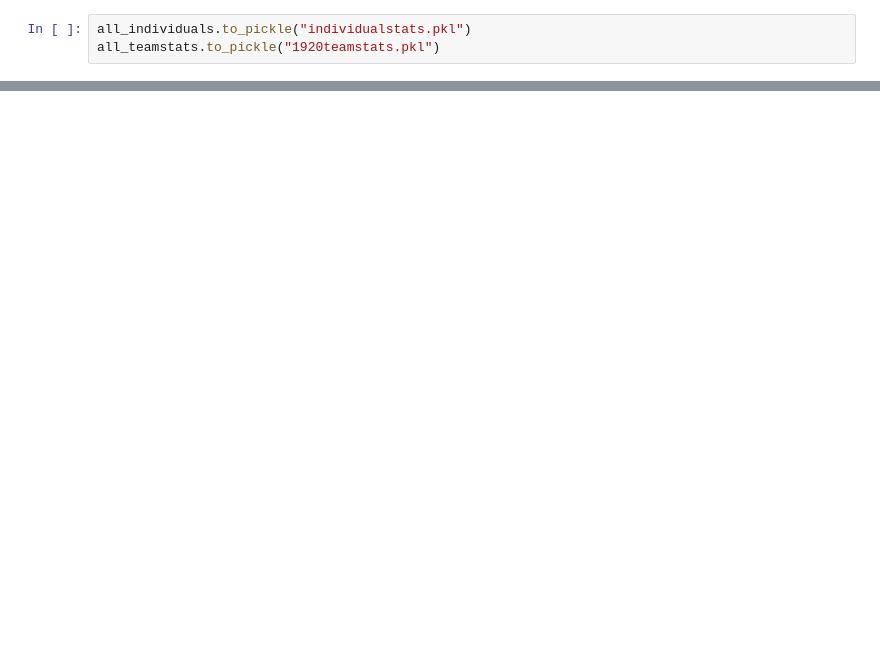
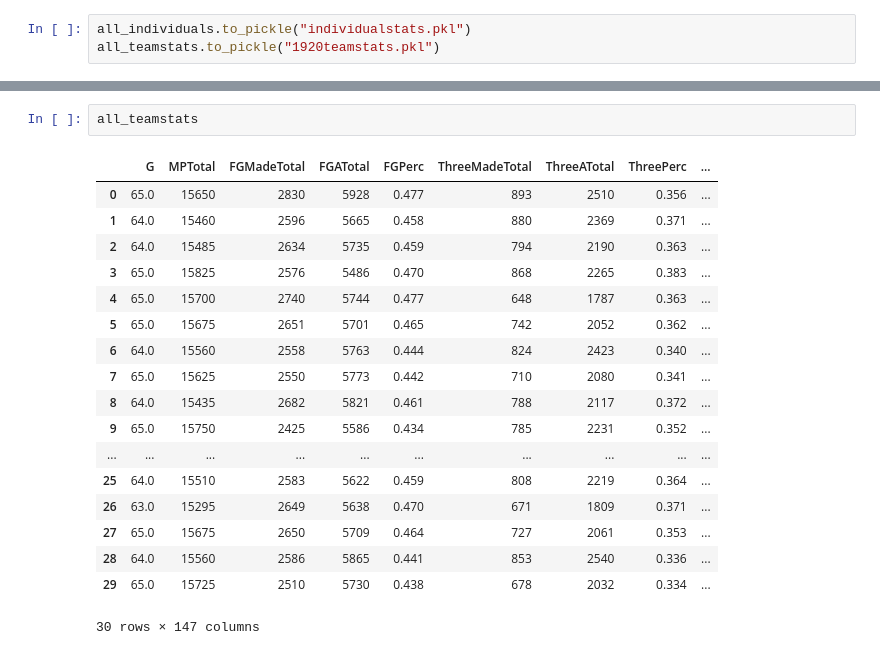
Before and after one commit to ajain1017/ideal-nba-roster-draft, a Jupyter notebook: scrapedata.ipynb, the cells around one changed output, grey strips where cells are left out. Cells and saved outputs as stored; diff of their text form; blank space fills up the shorter version.

```diff
--- a/scrapedata.ipynb
+++ b/scrapedata.ipynb
@@ -225,0 +260,21 @@ all_teamstats.to_pickle("1920teamstats.pkl")
+# %%
+all_teamstats
+# %% [output]
+|  | G | MPTotal | FGMadeTotal | FGATotal | FGPerc | ThreeMadeTotal | ThreeATotal | ThreePerc | ... |
+| 0 | 65.0 | 15650 | 2830 | 5928 | 0.477 | 893 | 2510 | 0.356 | ... |
+| 1 | 64.0 | 15460 | 2596 | 5665 | 0.458 | 880 | 2369 | 0.371 | ... |
+| 2 | 64.0 | 15485 | 2634 | 5735 | 0.459 | 794 | 2190 | 0.363 | ... |
+| 3 | 65.0 | 15825 | 2576 | 5486 | 0.470 | 868 | 2265 | 0.383 | ... |
+| 4 | 65.0 | 15700 | 2740 | 5744 | 0.477 | 648 | 1787 | 0.363 | ... |
+| 5 | 65.0 | 15675 | 2651 | 5701 | 0.465 | 742 | 2052 | 0.362 | ... |
+| 6 | 64.0 | 15560 | 2558 | 5763 | 0.444 | 824 | 2423 | 0.340 | ... |
+| 7 | 65.0 | 15625 | 2550 | 5773 | 0.442 | 710 | 2080 | 0.341 | ... |
+| 8 | 64.0 | 15435 | 2682 | 5821 | 0.461 | 788 | 2117 | 0.372 | ... |
+| 9 | 65.0 | 15750 | 2425 | 5586 | 0.434 | 785 | 2231 | 0.352 | ... |
+| ... | ... | ... | ... | ... | ... | ... | ... | ... | ... |
+| 25 | 64.0 | 15510 | 2583 | 5622 | 0.459 | 808 | 2219 | 0.364 | ... |
+| 26 | 63.0 | 15295 | 2649 | 5638 | 0.470 | 671 | 1809 | 0.371 | ... |
+| 27 | 65.0 | 15675 | 2650 | 5709 | 0.464 | 727 | 2061 | 0.353 | ... |
+| 28 | 64.0 | 15560 | 2586 | 5865 | 0.441 | 853 | 2540 | 0.336 | ... |
+| 29 | 65.0 | 15725 | 2510 | 5730 | 0.438 | 678 | 2032 | 0.334 | ... |
+30 rows × 147 columns
```
Also changed, not shown: parts of 2 cells of this notebook, 2 other files.
